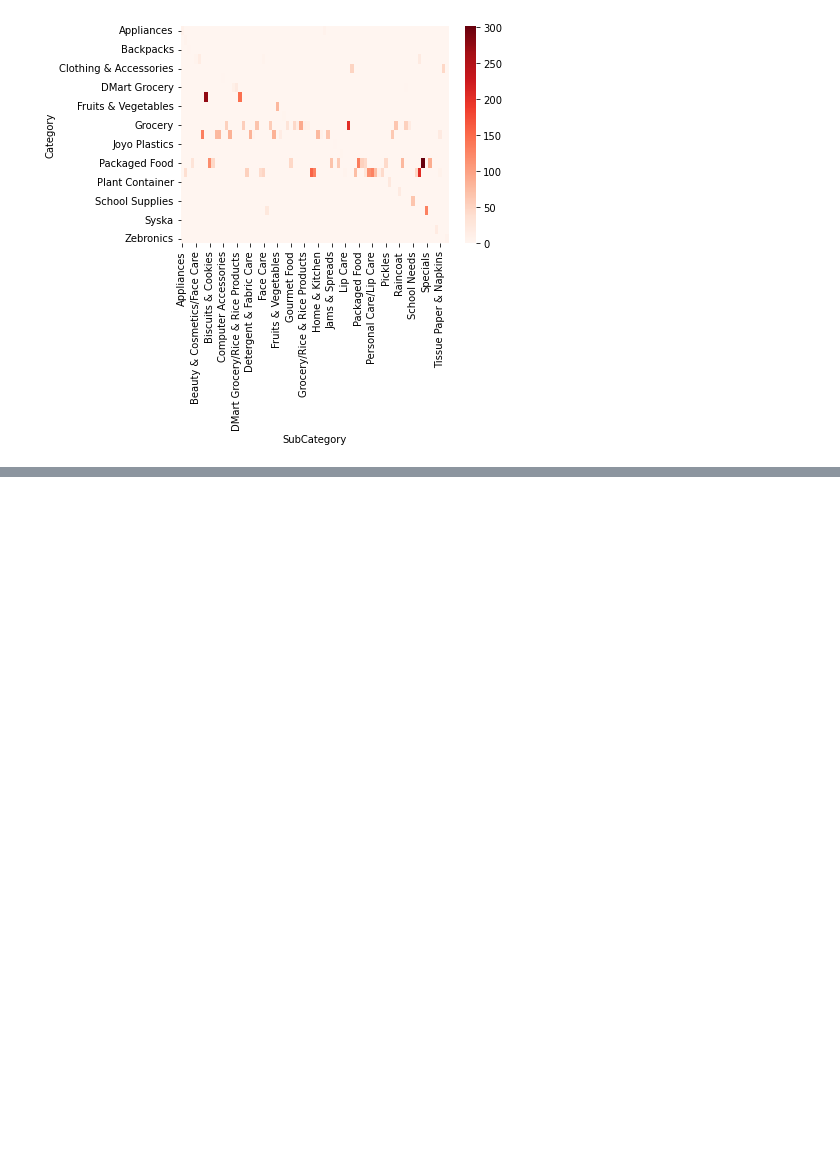
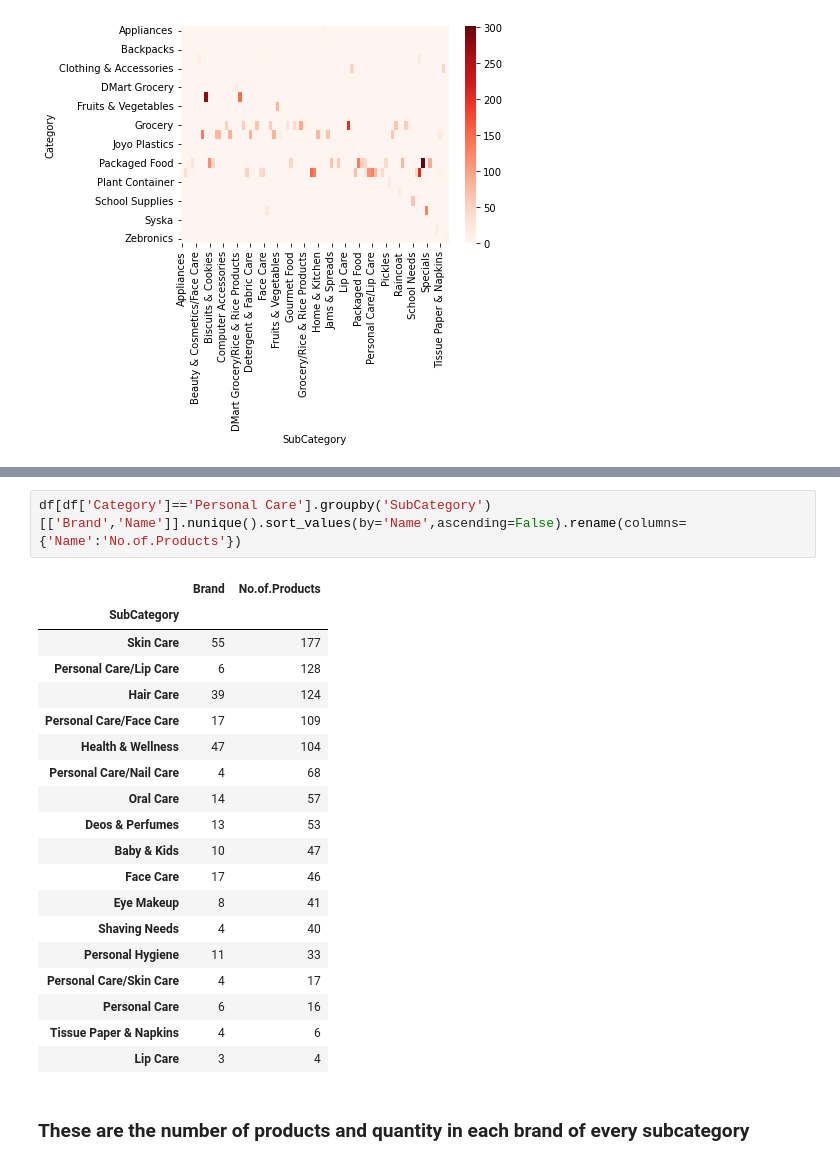
Before and after one commit to bharath3848/Dmart-dataset, a Jupyter notebook: EDA_Project.ipynb, the cells around one changed output, grey strips where cells are left out. Cells and saved outputs as stored; diff of their text form; blank space fills up the shorter version.

```diff
--- a/EDA_Project.ipynb
+++ b/EDA_Project.ipynb
@@ -463,0 +546,24 @@ plt.show()
+# %%
+df[df['Category']=='Personal Care'].groupby('SubCategory')[['Brand','Name']].nunique().sort_values(by='Name',ascending=False).rename(columns={'Name':'No.of.Products'})
+# %% [output]
+|  | Brand | No.of.Products |
+| SubCategory |  |  |
+| Skin Care | 55 | 177 |
+| Personal Care/Lip Care | 6 | 128 |
+| Hair Care | 39 | 124 |
+| Personal Care/Face Care | 17 | 109 |
+| Health & Wellness | 47 | 104 |
+| Personal Care/Nail Care | 4 | 68 |
+| Oral Care | 14 | 57 |
+| Deos & Perfumes | 13 | 53 |
+| Baby & Kids | 10 | 47 |
+| Face Care | 17 | 46 |
+| Eye Makeup | 8 | 41 |
+| Shaving Needs | 4 | 40 |
+| Personal Hygiene | 11 | 33 |
+| Personal Care/Skin Care | 4 | 17 |
+| Personal Care | 6 | 16 |
+| Tissue Paper & Napkins | 4 | 6 |
+| Lip Care | 3 | 4 |
+# %% [markdown]
+### These are the number of products and quantity in each brand of every subcategory
```
Also changed, not shown: parts of 30 cells of this notebook.
